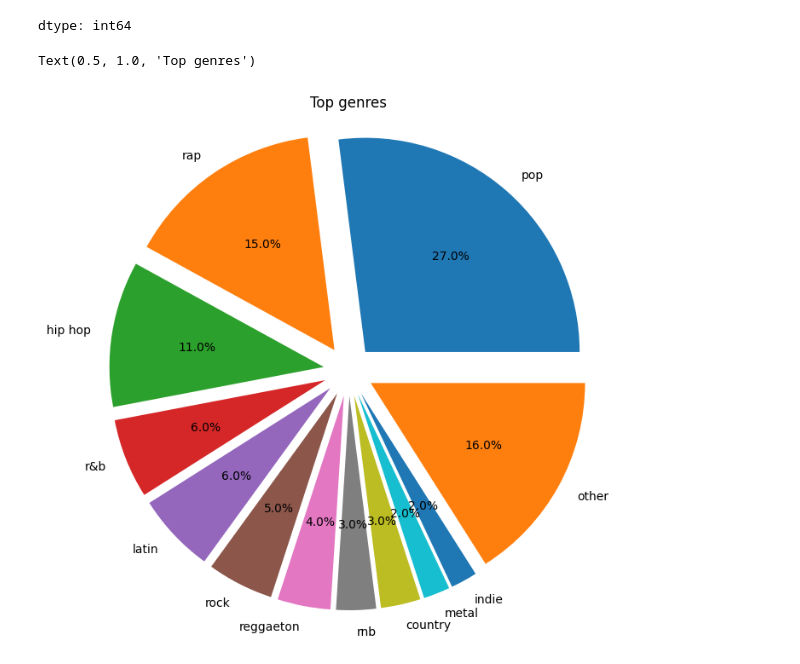
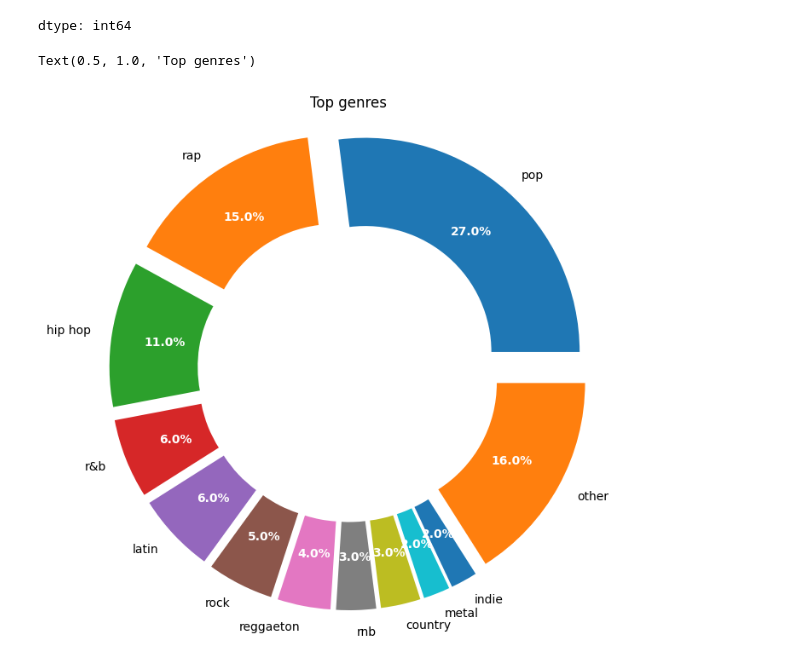
Before and after one commit to prokope/learning-data-science, a Jupyter notebook: eda.ipynb, the cells around one changed output. Saved outputs shown, nothing was run; the diff lists cells and outputs as text; code cells hidden in the pictures.

Commit message:
EDA: adjusting pie plot

```diff
--- a/eda.ipynb
+++ b/eda.ipynb
@@ -518,13 +518,29 @@ dtype: int64
 # %%
 fig, ax = plt.subplots()
 
 labels = top_100_artists_labels.index
 percent = top_100_artists_labels
 
 explode = [0.2 for label in top_100_artists_labels.index]
 
-ax.pie(percent, labels=labels, labeldistance=1.1, explode=explode, autopct='%1.1f%%', radius=1.7)
+wedges, texts, autotexts = ax.pie(
+    percent, # -> Values
+    labels=labels, # -> Labels (Series index)
+    labeldistance=1.1, # -> Label distance from chart
+    explode=explode, # -> Distance between chart pieces
+    autopct='%1.1f%%', # -> Auto-calculating the percentage
+    radius=1.7, # -> Increasing circle radius
+    wedgeprops=dict(width=0.7), # -> Turning pie into a donut (adding a circle inside it)
+    pctdistance=0.75 # -> Adjusting the percentage distance from chart
+)
+
+# Just percentages
+for t in autotexts:
+    t.set_color('white')
+    t.set_fontsize(10)
+    t.set_fontweight('bold')
+
 plt.title('Top genres', pad=90)
 # %% [output]
 Text(0.5, 1.0, 'Top genres')
-[figure, old version]
+[figure, new version]
```
